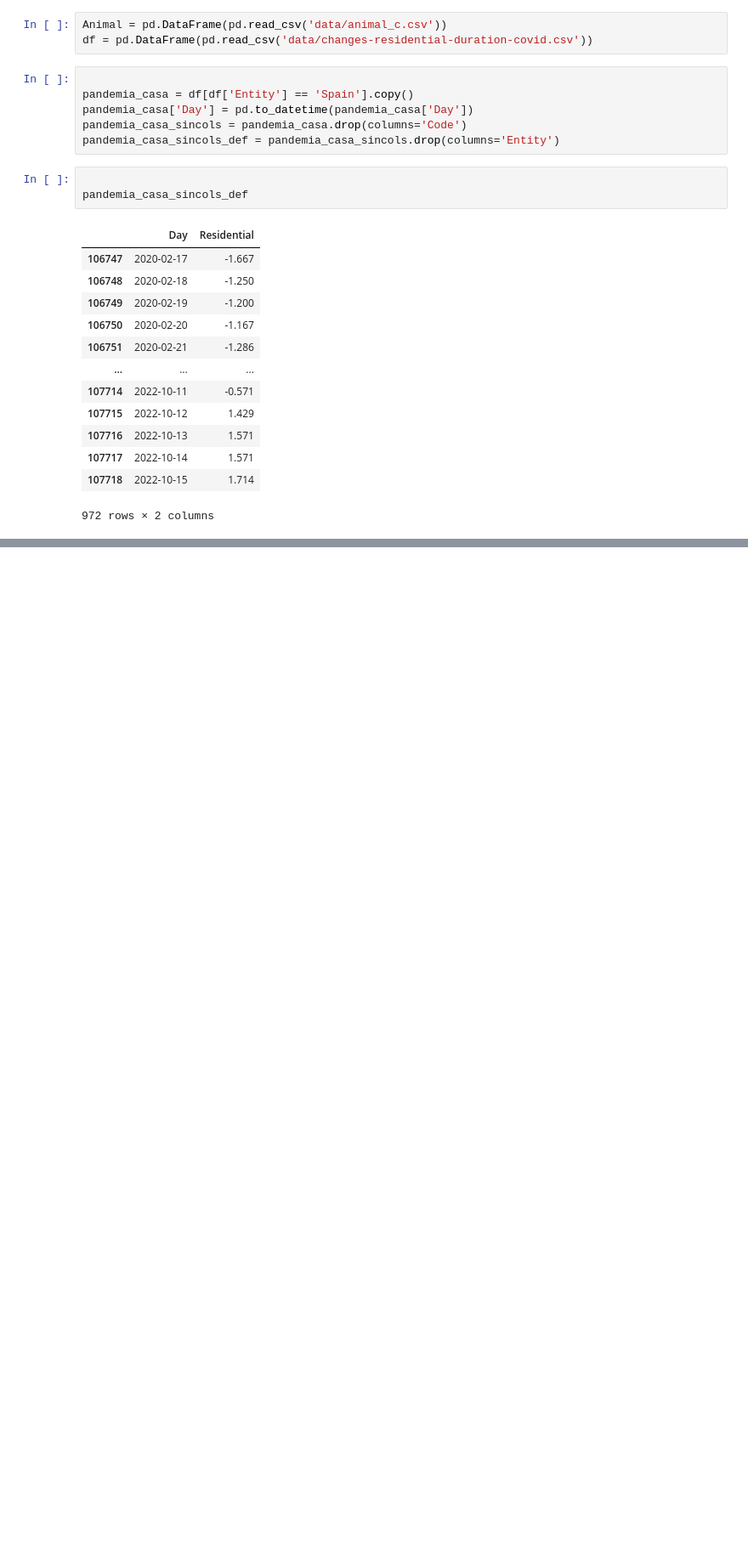
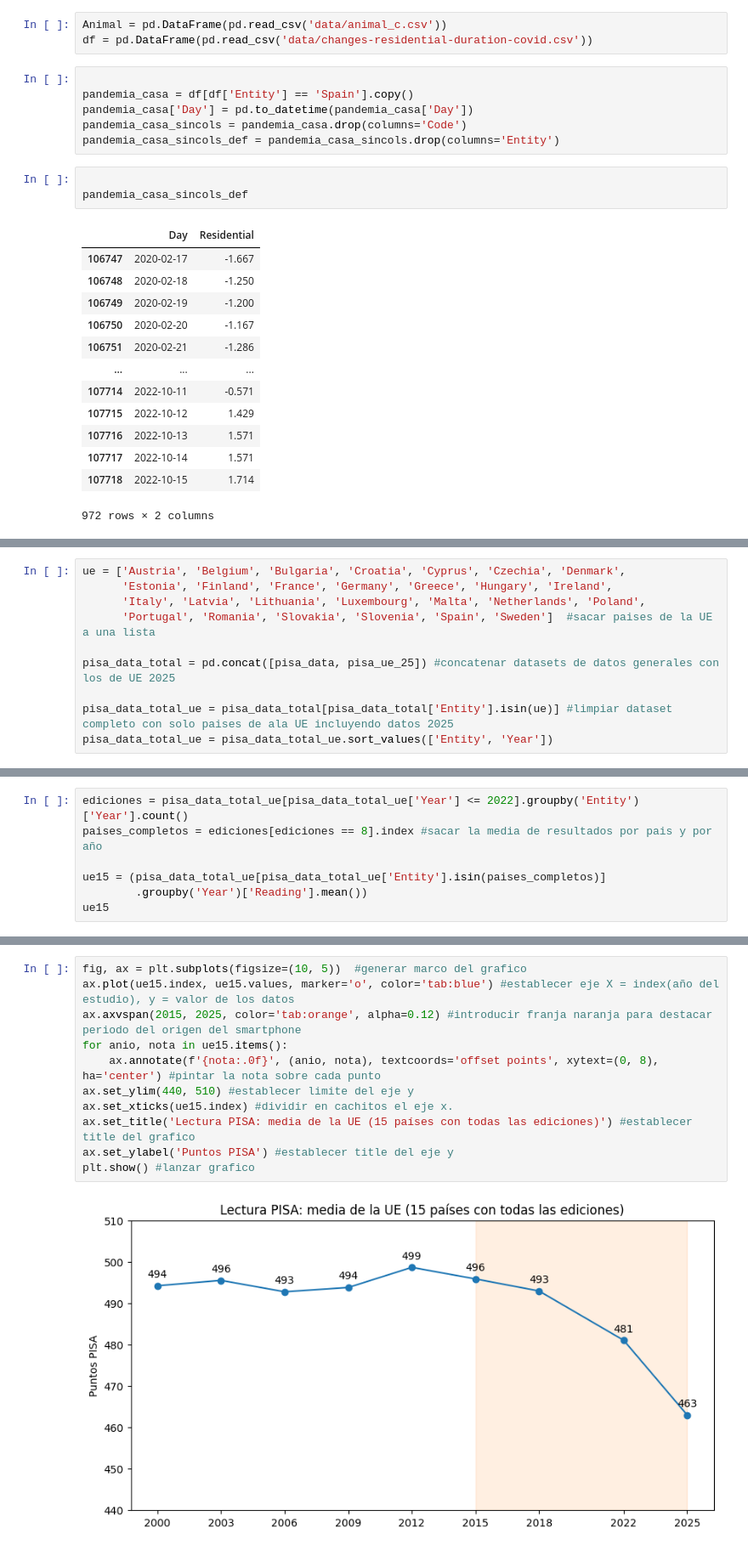
Before and after one commit to Avalverdep/2026-10-BILBAO-FT-Data-Science, a Jupyter notebook: 2-Data_Analysis/EDA/EDA_Andoni.ipynb, the cells around one changed output, grey strips where cells are left out. Shown at 85% size. Saved outputs shown, nothing was run; the diff lists cells and outputs as text; blank space fills up the shorter version.

```diff
--- a/2-Data_Analysis/EDA/EDA_Andoni.ipynb
+++ b/2-Data_Analysis/EDA/EDA_Andoni.ipynb
@@ -52,0 +117,10 @@ Animal
+# %%
+ue = ['Austria', 'Belgium', 'Bulgaria', 'Croatia', 'Cyprus', 'Czechia', 'Denmark',
+      'Estonia', 'Finland', 'France', 'Germany', 'Greece', 'Hungary', 'Ireland',
+      'Italy', 'Latvia', 'Lithuania', 'Luxembourg', 'Malta', 'Netherlands', 'Poland',
+      'Portugal', 'Romania', 'Slovakia', 'Slovenia', 'Spain', 'Sweden']  #sacar paises de la UE a una lista
+
+pisa_data_total = pd.concat([pisa_data, pisa_ue_25]) #concatenar datasets de datos generales con los de UE 2025
+
+pisa_data_total_ue = pisa_data_total[pisa_data_total['Entity'].isin(ue)] #limpiar dataset completo con solo paises de ala UE incluyendo datos 2025
+pisa_data_total_ue = pisa_data_total_ue.sort_values(['Entity', 'Year'])
@@ -52,0 +157,7 @@ Animal
+# %%
+ediciones = pisa_data_total_ue[pisa_data_total_ue['Year'] <= 2022].groupby('Entity')['Year'].count()
+paises_completos = ediciones[ediciones == 8].index #sacar la media de resultados por pais y por año
+
+ue15 = (pisa_data_total_ue[pisa_data_total_ue['Entity'].isin(paises_completos)]
+        .groupby('Year')['Reading'].mean())
+ue15
@@ -52,0 +180,13 @@ Animal
+# %%
+fig, ax = plt.subplots(figsize=(10, 5))  #generar marco del grafico
+ax.plot(ue15.index, ue15.values, marker='o', color='tab:blue') #establecer eje X = index(año del estudio), y = valor de los datos
+ax.axvspan(2015, 2025, color='tab:orange', alpha=0.12) #introducir franja naranja para destacar periodo del origen del smartphone
+for anio, nota in ue15.items():
+    ax.annotate(f'{nota:.0f}', (anio, nota), textcoords='offset points', xytext=(0, 8), ha='center') #pintar la nota sobre cada punto
+ax.set_ylim(440, 510) #establecer limite del eje y
+ax.set_xticks(ue15.index) #dividir en cachitos el eje x.
+ax.set_title('Lectura PISA: media de la UE (15 países con todas las ediciones)') #establecer title del grafico
+ax.set_ylabel('Puntos PISA') #establecer title del eje y
+plt.show() #lanzar grafico
+# %% [output]
+[figure, added]
```
Also changed, not shown: parts of 17 cells of this notebook, 10 other files.
